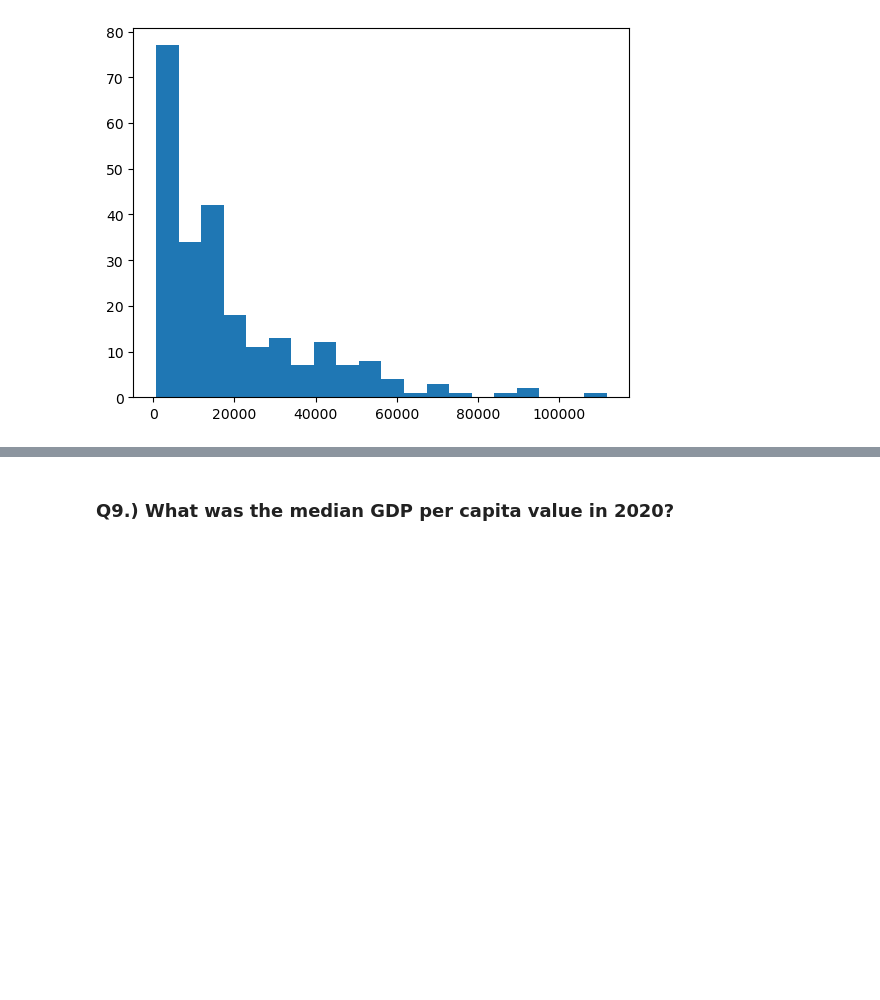
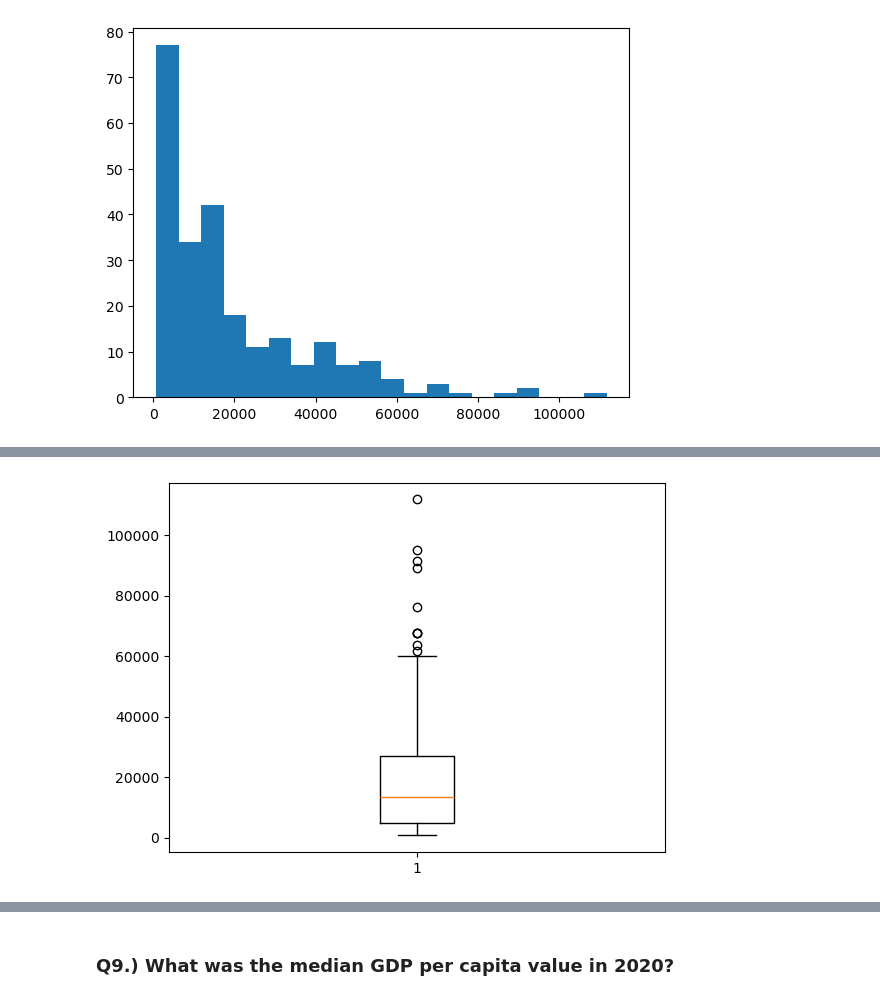
Before and after one commit to NSS-Data-Analytics-Cohort-11/undata-katieclayy, a Jupyter notebook: notebook/UN_data_analysis.ipynb, the cells around one changed output, grey strips where cells are left out. Drawn from its saved outputs; the diff is of its cells as text; code cells hidden in the pictures; blank space fills up the shorter version.

```diff
--- a/notebook/UN_data_analysis.ipynb
+++ b/notebook/UN_data_analysis.ipynb
@@ -145,0 +150,7 @@ plt.hist(y2020.GDP_Per_Capita, bins=20)
+# %%
+### boxplot
+fig, ax = plt.subplots()
+ax.boxplot(y2020['GDP_Per_Capita'])
+plt.show()
+# %% [output]
+[figure, added]
```
Also changed, not shown: parts of 15 cells of this notebook.
